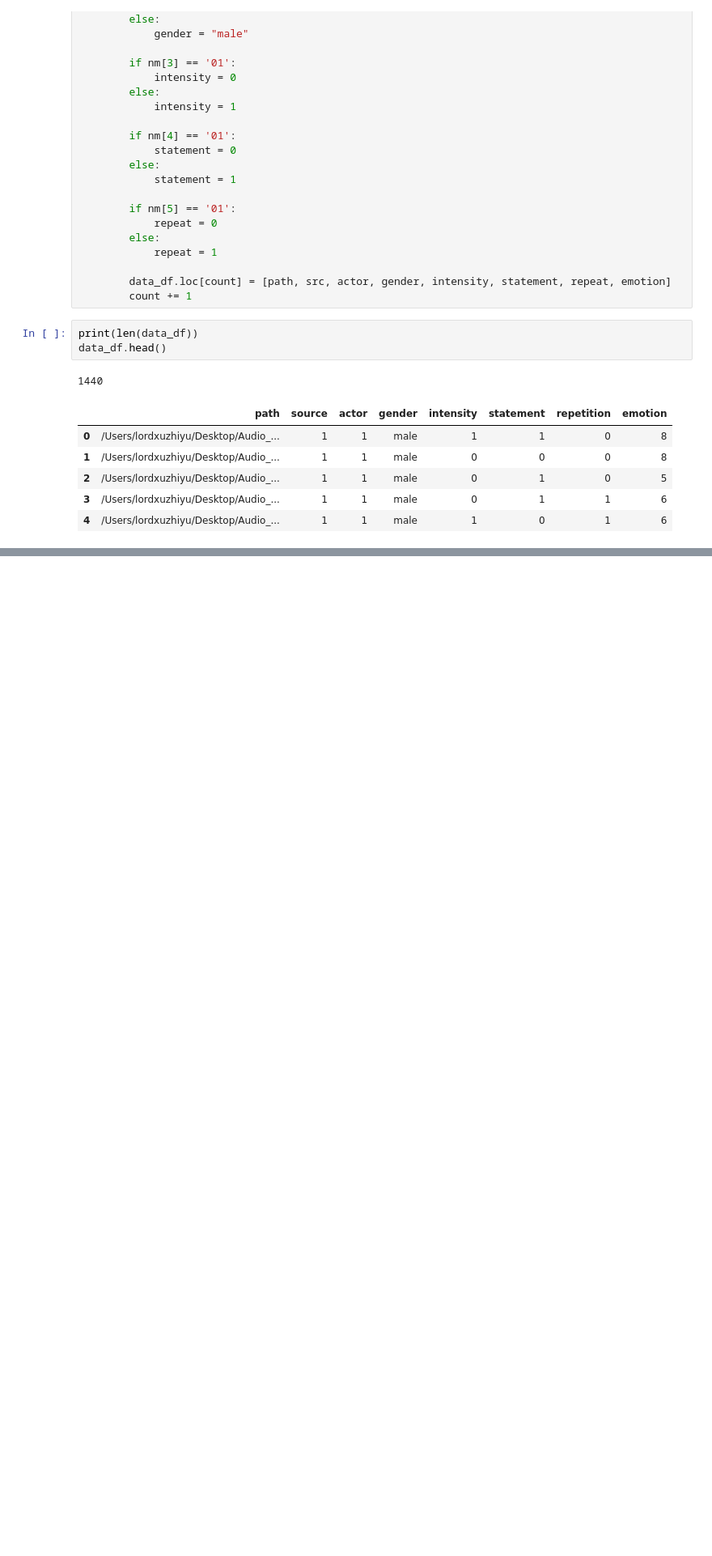
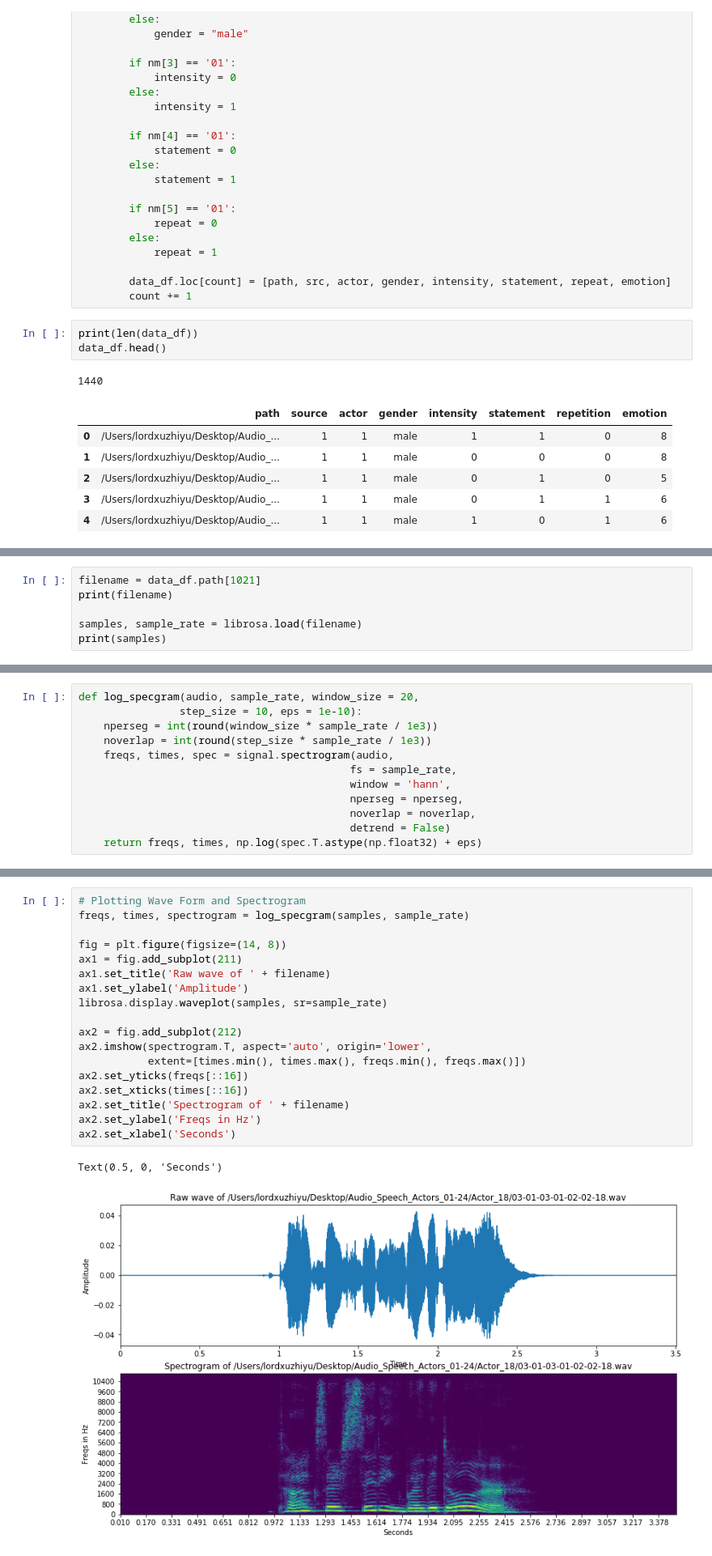
Before and after one commit to SER-2020-Project-ZX/Audio-Analytics, a Jupyter notebook: Audio Analytics .ipynb, the cells around one changed output, grey strips where cells are left out. Shown: that part at 81% size. Saved outputs shown, nothing was run; the diff lists cells and outputs as text; blank space fills up the shorter version.

```diff
--- a/Audio Analytics .ipynb
+++ b/Audio Analytics .ipynb
@@ -92,0 +102,6 @@ data_df.head()
+# %%
+filename = data_df.path[1021]
+print(filename)
+
+samples, sample_rate = librosa.load(filename)
+print(samples)
@@ -92,0 +119,12 @@ data_df.head()
+# %%
+def log_specgram(audio, sample_rate, window_size = 20,
+                step_size = 10, eps = 1e-10):
+    nperseg = int(round(window_size * sample_rate / 1e3))
+    noverlap = int(round(step_size * sample_rate / 1e3))
+    freqs, times, spec = signal.spectrogram(audio,
+                                           fs = sample_rate,
+                                           window = 'hann',
+                                           nperseg = nperseg,
+                                           noverlap = noverlap,
+                                           detrend = False)
+    return freqs, times, np.log(spec.T.astype(np.float32) + eps)
@@ -92,0 +135,21 @@ data_df.head()
+# %%
+# Plotting Wave Form and Spectrogram
+freqs, times, spectrogram = log_specgram(samples, sample_rate)
+
+fig = plt.figure(figsize=(14, 8))
+ax1 = fig.add_subplot(211)
+ax1.set_title('Raw wave of ' + filename)
+ax1.set_ylabel('Amplitude')
+librosa.display.waveplot(samples, sr=sample_rate)
+
+ax2 = fig.add_subplot(212)
+ax2.imshow(spectrogram.T, aspect='auto', origin='lower',
+           extent=[times.min(), times.max(), freqs.min(), freqs.max()])
+ax2.set_yticks(freqs[::16])
+ax2.set_xticks(times[::16])
+ax2.set_title('Spectrogram of ' + filename)
+ax2.set_ylabel('Freqs in Hz')
+ax2.set_xlabel('Seconds')
+# %% [output]
+Text(0.5, 0, 'Seconds')
+[figure, added]
```
Also changed, not shown: parts of 22 cells of this notebook.
